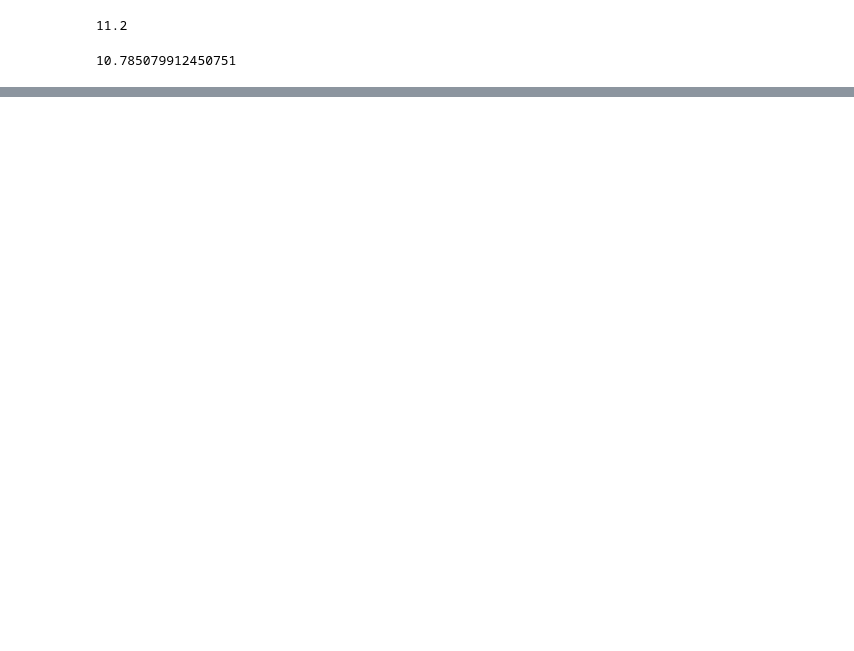
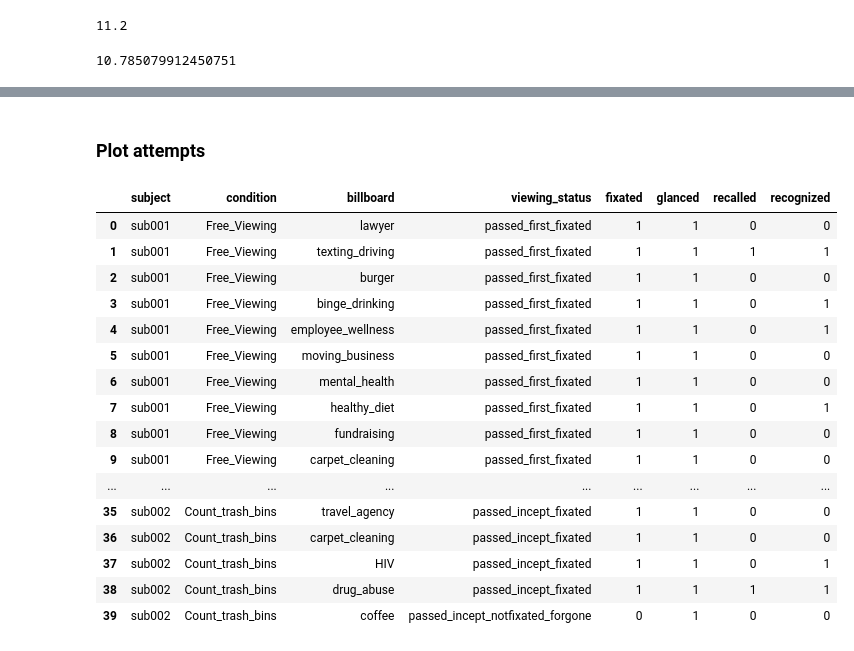
Before and after one commit to nomcomm/vr_billboard_p, a Jupyter notebook: scripts/00_Analysis4_individual_level.ipynb, the cells around one changed output, grey strips where cells are left out. Saved outputs shown, nothing was run; the diff lists cells and outputs as text; code cells hidden in the pictures; blank space fills up the shorter version.

```diff
--- a/scripts/00_Analysis4_individual_level.ipynb
+++ b/scripts/00_Analysis4_individual_level.ipynb
@@ -379,0 +304,22 @@ recognition_glanced = len(common_elements)/len(glanced_list) if len(glanced_list
+# %% [markdown]
+### Plot attempts
+# %%
+all_sub_df.head(40)
+# %% [output]
+|  | subject | condition | billboard | viewing_status | fixated | glanced | recalled | recognized |
+| 0 | sub001 | Free_Viewing | lawyer | passed_first_fixated | 1 | 1 | 0 | 0 |
+| 1 | sub001 | Free_Viewing | texting_driving | passed_first_fixated | 1 | 1 | 1 | 1 |
+| 2 | sub001 | Free_Viewing | burger | passed_first_fixated | 1 | 1 | 0 | 0 |
+| 3 | sub001 | Free_Viewing | binge_drinking | passed_first_fixated | 1 | 1 | 0 | 1 |
+| 4 | sub001 | Free_Viewing | employee_wellness | passed_first_fixated | 1 | 1 | 0 | 1 |
+| 5 | sub001 | Free_Viewing | moving_business | passed_first_fixated | 1 | 1 | 0 | 0 |
+| 6 | sub001 | Free_Viewing | mental_health | passed_first_fixated | 1 | 1 | 0 | 0 |
+| 7 | sub001 | Free_Viewing | healthy_diet | passed_first_fixated | 1 | 1 | 0 | 1 |
+| 8 | sub001 | Free_Viewing | fundraising | passed_first_fixated | 1 | 1 | 0 | 0 |
+| 9 | sub001 | Free_Viewing | carpet_cleaning | passed_first_fixated | 1 | 1 | 0 | 0 |
+| ... | ... | ... | ... | ... | ... | ... | ... | ... |
+| 35 | sub002 | Count_trash_bins | travel_agency | passed_incept_fixated | 1 | 1 | 0 | 0 |
+| 36 | sub002 | Count_trash_bins | carpet_cleaning | passed_incept_fixated | 1 | 1 | 0 | 0 |
+| 37 | sub002 | Count_trash_bins | HIV | passed_incept_fixated | 1 | 1 | 0 | 1 |
+| 38 | sub002 | Count_trash_bins | drug_abuse | passed_incept_fixated | 1 | 1 | 1 | 1 |
+| 39 | sub002 | Count_trash_bins | coffee | passed_incept_notfixated_forgone | 0 | 1 | 0 | 0 |
```
Also changed, not shown: parts of 13 cells of this notebook, 10 other files.
